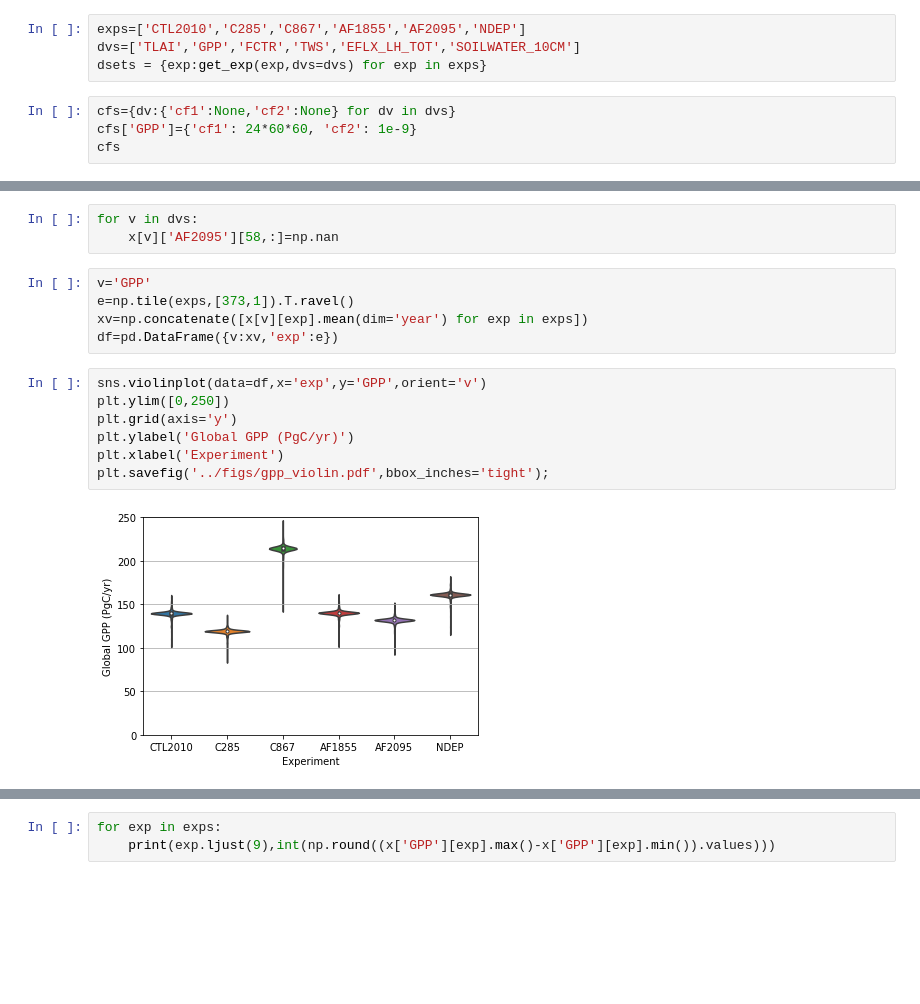
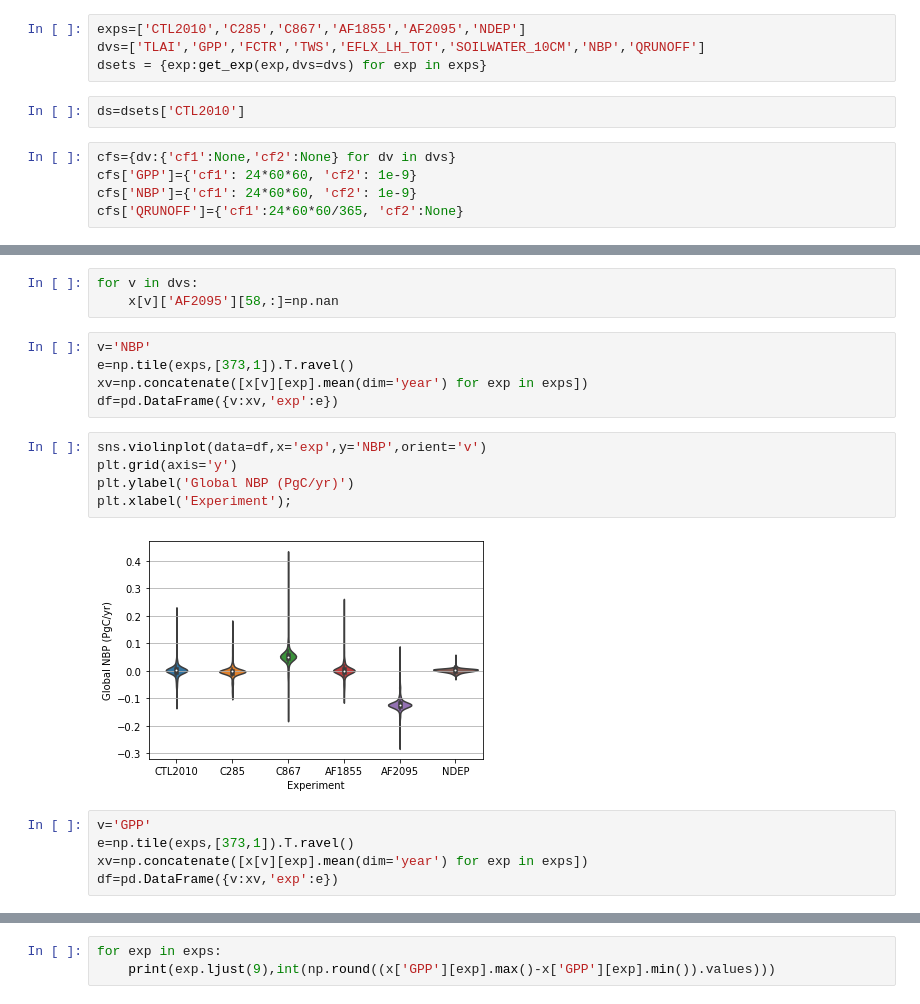
Before and after one commit to djk2120/oaat_clm5_ppe, a Jupyter notebook: pyth/template.ipynb, the cells around one changed output, grey strips where cells are left out. Saved outputs shown, nothing was run; the diff lists cells and outputs as text; blank space fills up the shorter version.

```diff
--- a/pyth/template.ipynb
+++ b/pyth/template.ipynb
@@ -57,9 +315,12 @@ Tab(children=(HTML(value='<div class="jp-RenderedHTMLCommon jp-RenderedHTML jp-m
 ### OAAT: monthly h0 data
 # %%
 exps=['CTL2010','C285','C867','AF1855','AF2095','NDEP']
-dvs=['TLAI','GPP','FCTR','TWS','EFLX_LH_TOT','SOILWATER_10CM']
+dvs=['TLAI','GPP','FCTR','TWS','EFLX_LH_TOT','SOILWATER_10CM','NBP','QRUNOFF']
 dsets = {exp:get_exp(exp,dvs=dvs) for exp in exps}
+# %%
+ds=dsets['CTL2010']
 # %%
 cfs={dv:{'cf1':None,'cf2':None} for dv in dvs}
 cfs['GPP']={'cf1': 24*60*60, 'cf2': 1e-9}
-cfs
+cfs['NBP']={'cf1': 24*60*60, 'cf2': 1e-9}
+cfs['QRUNOFF']={'cf1':24*60*60/365, 'cf2':None}
@@ -79,16 +333,19 @@ x={v:{exp:
 for v in dvs:
     x[v]['AF2095'][58,:]=np.nan
 # %%
-v='GPP'
+v='NBP'
 e=np.tile(exps,[373,1]).T.ravel()
 xv=np.concatenate([x[v][exp].mean(dim='year') for exp in exps])
 df=pd.DataFrame({v:xv,'exp':e})
 # %%
-sns.violinplot(data=df,x='exp',y='GPP',orient='v')
-plt.ylim([0,250])
+sns.violinplot(data=df,x='exp',y='NBP',orient='v')
 plt.grid(axis='y')
-plt.ylabel('Global GPP (PgC/yr)')
-plt.xlabel('Experiment')
-plt.savefig('../figs/gpp_violin.pdf',bbox_inches='tight');
+plt.ylabel('Global NBP (PgC/yr)')
+plt.xlabel('Experiment');
 # %% [output]
-[figure, old version]
+[figure, new version]
+# %%
+v='GPP'
+e=np.tile(exps,[373,1]).T.ravel()
+xv=np.concatenate([x[v][exp].mean(dim='year') for exp in exps])
+df=pd.DataFrame({v:xv,'exp':e})
```
Also changed, not shown: parts of 60 cells of this notebook, 30 other files.
